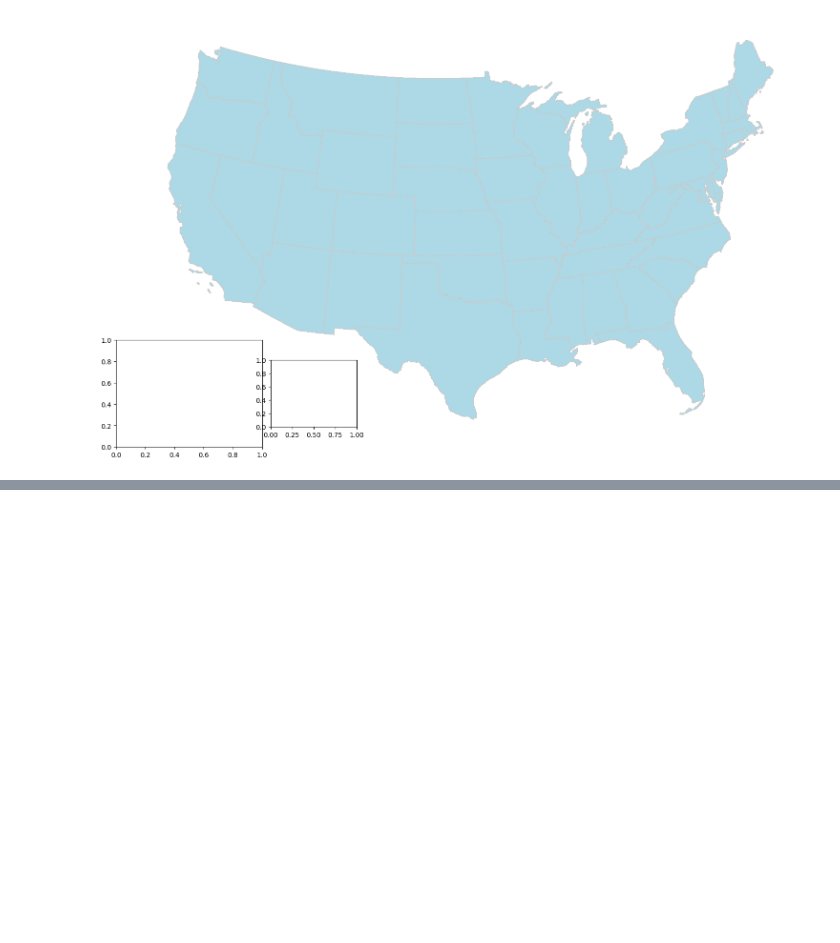
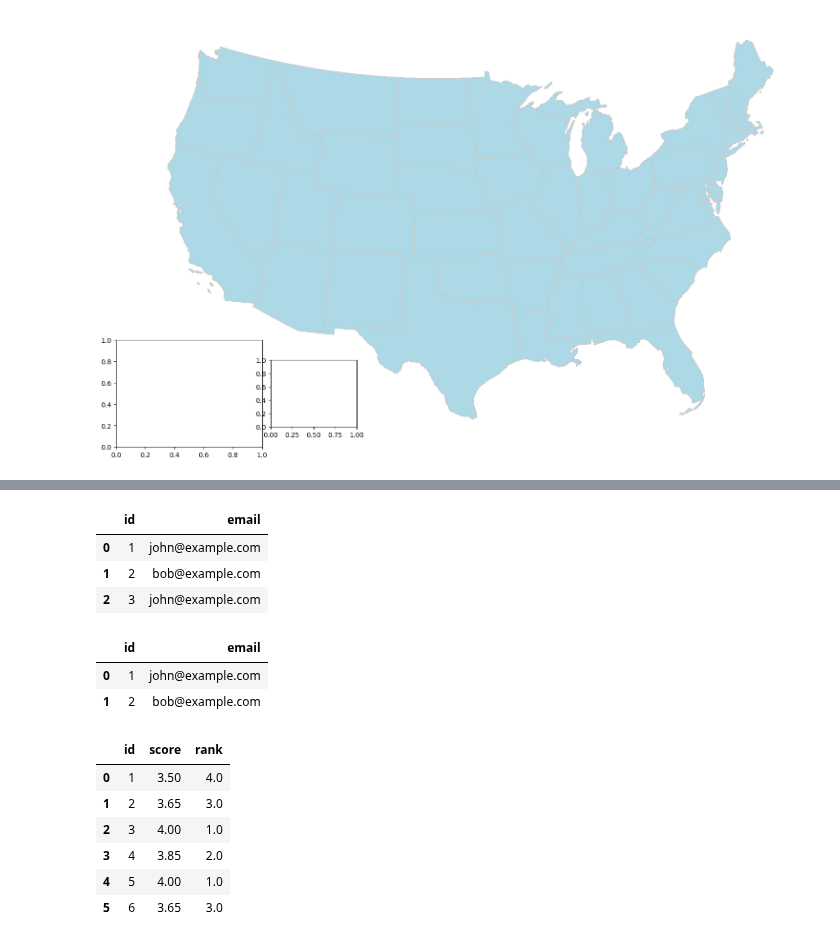
Before and after one commit to andyguo0228/maven_healthcare, a Jupyter notebook: geoplot.ipynb, the cells around one changed output, grey strips where cells are left out. Drawn from its saved outputs; the diff is of its cells as text; code cells hidden in the pictures; blank space fills up the shorter version.

```diff
--- a/geoplot.ipynb
+++ b/geoplot.ipynb
@@ -144,3 +144,13 @@ df_nps = state_results.pivot_table(index=['measure_id', 'state'],
 
 # df_nps = p_table.sort_values(by=['state', 'measure_id'], ascending=True)
 df_nps
+# %%
+import pandas as pd
+
+# Create the dataframe based on the provided table
+data = {
+    'id': [1, 2, 3, 4, 5, 6],
+    'score': [3.50, 3.65, 4.00, 3.85, 4.00, 3.65]
+}
+df = pd.DataFrame(data)
+df
@@ -146,0 +165,29 @@ df_nps
+# %%
+# Create the dataframe based on the provided Person table
+person_data = {
+    'id': [1, 2, 3],
+    'email': ['john@example.com', 'bob@example.com', 'john@example.com']
+}
+person = pd.DataFrame(person_data)
+person
+# %% [output]
+|  | id | email |
+| 0 | 1 | john@example.com |
+| 1 | 2 | bob@example.com |
+| 2 | 3 | john@example.com |
+# %%
+person.sort_values(by=['id']).drop_duplicates(subset=['email'], keep='first')
+# %% [output]
+|  | id | email |
+| 0 | 1 | john@example.com |
+| 1 | 2 | bob@example.com |
+# %%
+df
+# %% [output]
+|  | id | score | rank |
+| 0 | 1 | 3.50 | 4.0 |
+| 1 | 2 | 3.65 | 3.0 |
+| 2 | 3 | 4.00 | 1.0 |
+| 3 | 4 | 3.85 | 2.0 |
+| 4 | 5 | 4.00 | 1.0 |
+| 5 | 6 | 3.65 | 3.0 |
```
Also changed, not shown: parts of 1 cell of this notebook, 1 other file.
